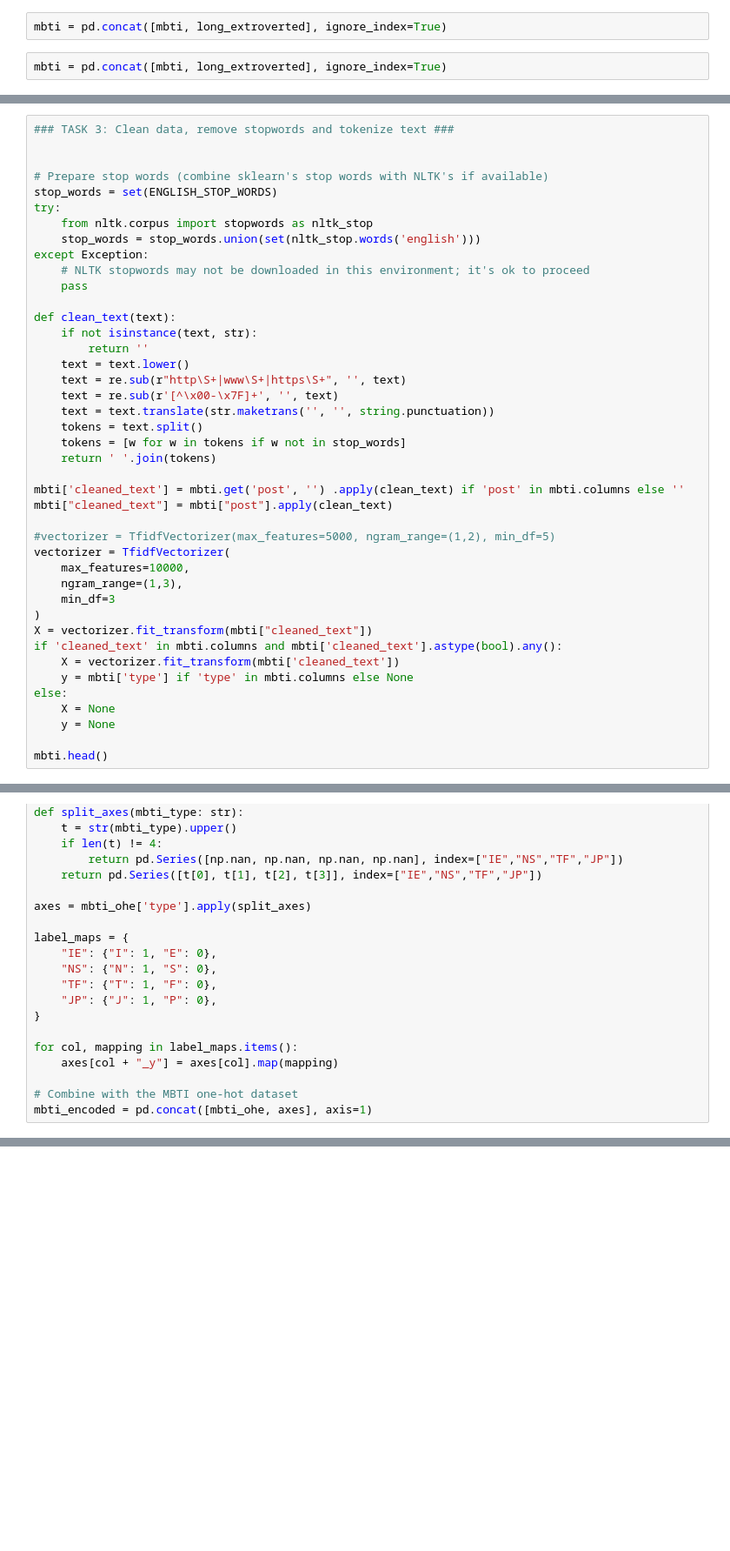
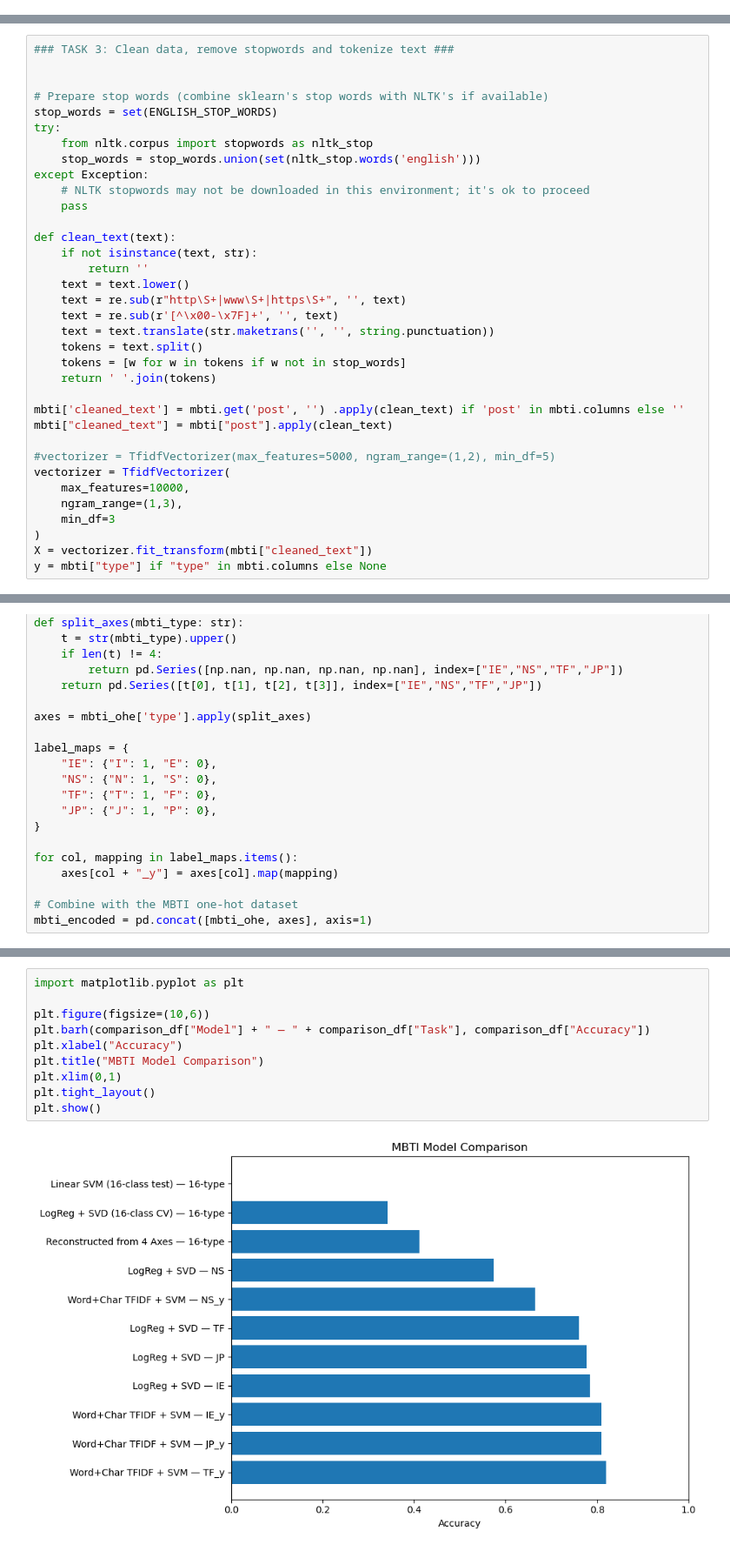
Before and after one commit to Break-Through-Tech-AI-Studio/AI-Project-CariCon-2A, a Jupyter notebook: attempt-2.ipynb, the cells around one changed output, grey strips where cells are left out. Shown at 87% size. Saved outputs shown, nothing was run; the diff lists cells and outputs as text; blank space fills up the shorter version.

```diff
--- a/attempt-2.ipynb
+++ b/attempt-2.ipynb
@@ -121,10 +121,6 @@ long_extroverted
 # %%
 mbti = pd.concat([mbti, long_extroverted], ignore_index=True)
 mbti.to_csv("updated_mbti.csv", index=False)
-# %%
-mbti = pd.concat([mbti, long_extroverted], ignore_index=True)
-# %%
-mbti = pd.concat([mbti, long_extroverted], ignore_index=True)
 # %%
 mbti = mbti[mbti["post"].notna() & (mbti["post"].str.strip() != "") & (mbti["post"].str.strip() != "NaN")]
 #nan_mbti = mbti["post"].isna().sum()
@@ -223,11 +219,4 @@ vectorizer = TfidfVectorizer(
     min_df=3
 )
 X = vectorizer.fit_transform(mbti["cleaned_text"])
-if 'cleaned_text' in mbti.columns and mbti['cleaned_text'].astype(bool).any():
-    X = vectorizer.fit_transform(mbti['cleaned_text'])
-    y = mbti['type'] if 'type' in mbti.columns else None
-else:
-    X = None
-    y = None
-
-mbti.head()
+y = mbti["type"] if "type" in mbti.columns else None
@@ -374,0 +708,12 @@ Test accuracy: 0.34868232186943793
+# %%
+import matplotlib.pyplot as plt
+
+plt.figure(figsize=(10,6))
+plt.barh(comparison_df["Model"] + " — " + comparison_df["Task"], comparison_df["Accuracy"])
+plt.xlabel("Accuracy")
+plt.title("MBTI Model Comparison")
+plt.xlim(0,1)
+plt.tight_layout()
+plt.show()
+# %% [output]
+[figure, added]
```
Also changed, not shown: parts of 6 cells of this notebook, 5 other files.
